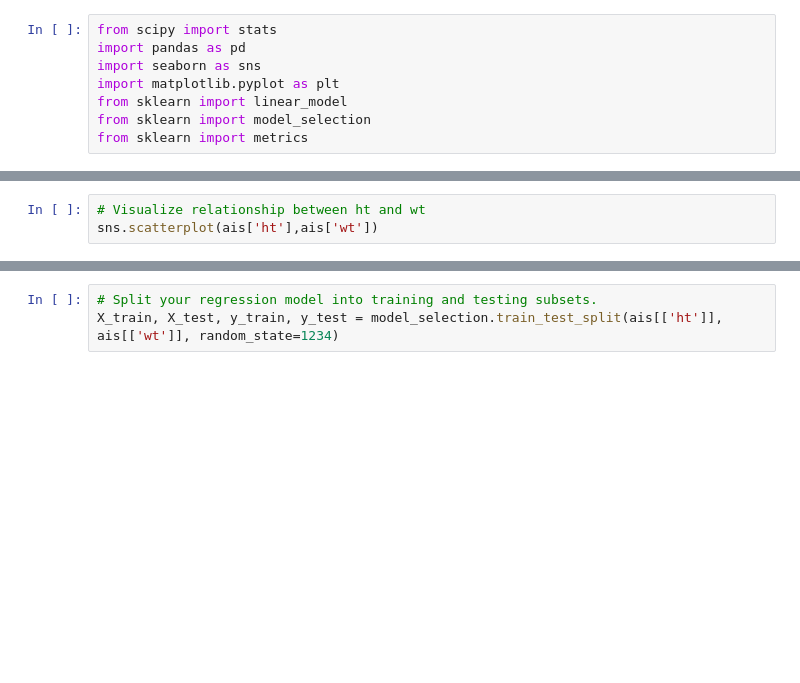
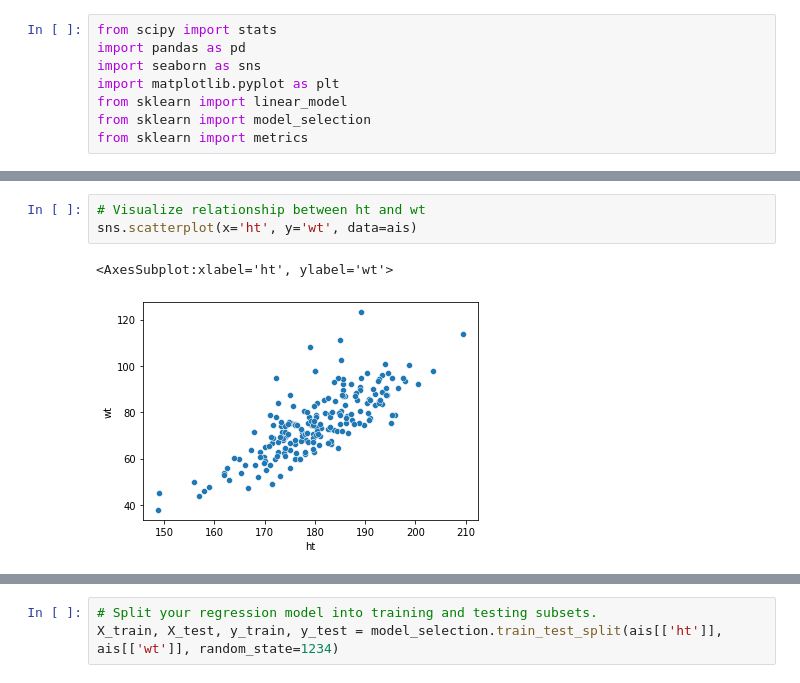
Before and after one commit to stringfestdata/advancing-into-analytics-book, a Jupyter notebook: exercise-solutions/ch-13-solutions.ipynb, the cells around one changed output, grey strips where cells are left out. Cells and saved outputs as stored; diff of their text form; blank space fills up the shorter version.

```diff
--- a/exercise-solutions/ch-13-solutions.ipynb
+++ b/exercise-solutions/ch-13-solutions.ipynb
@@ -27,5 +58,8 @@ sns.pairplot(ais)
 # %%
 # Visualize relationship between ht and wt
-sns.scatterplot(ais['ht'],ais['wt'])
+sns.scatterplot(x='ht', y='wt', data=ais)
+# %% [output]
+<AxesSubplot:xlabel='ht', ylabel='wt'>
+[figure, added]
 # %%
 # Regress ht on wt
```
Also changed, not shown: parts of 13 cells of this notebook, 13 other files.
